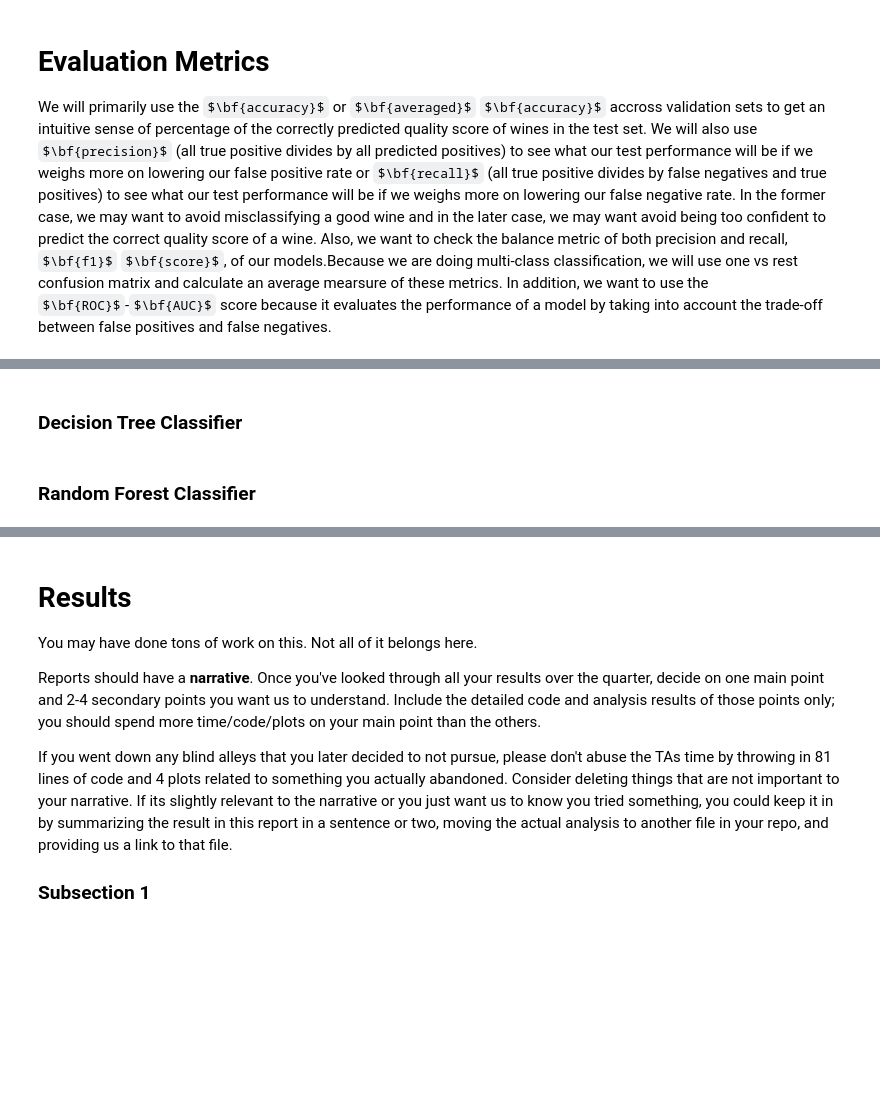
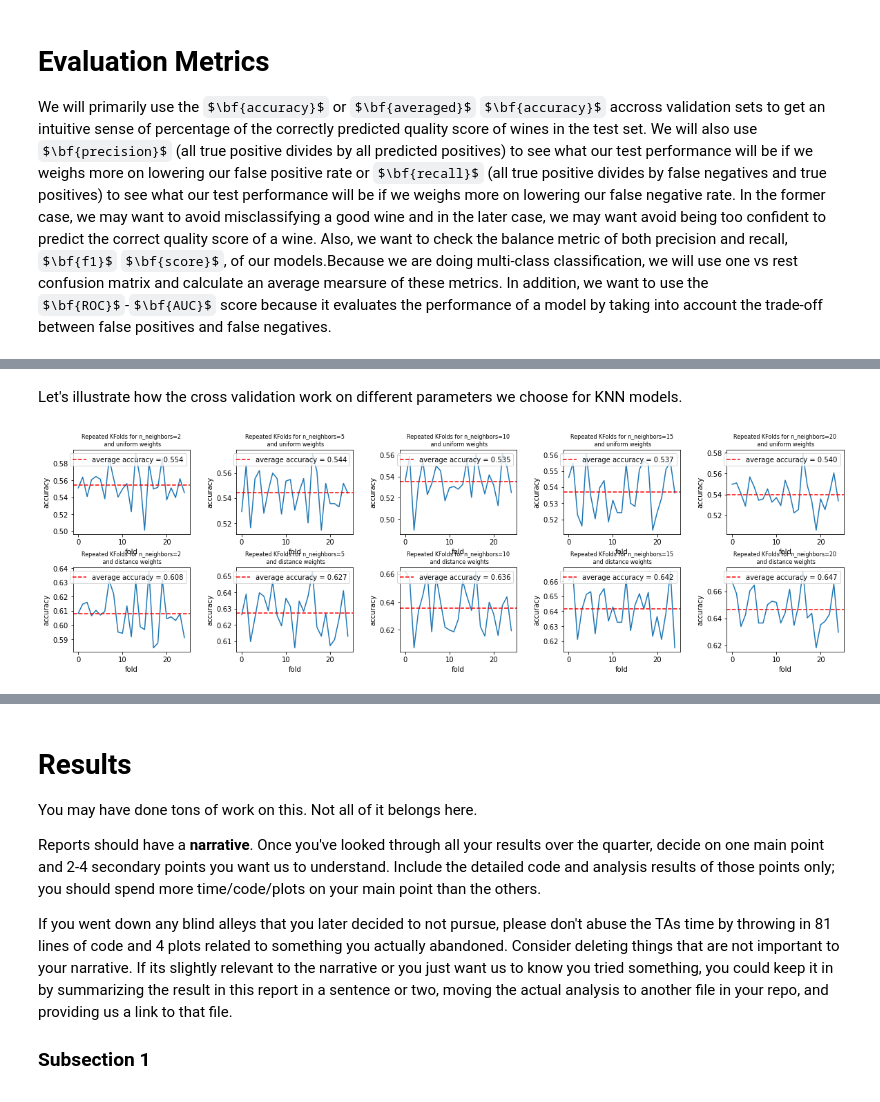
Before and after one commit to COGS118A/Group009-Wi23, a Jupyter notebook: FinalProjectGroup009-Wi23.ipynb, the cells around one changed output, grey strips where cells are left out. Cells and saved outputs as stored; diff of their text form; code cells hidden in the pictures; some formulas as TeX source; blank space fills up the shorter version.

```diff
--- a/FinalProjectGroup009-Wi23.ipynb
+++ b/FinalProjectGroup009-Wi23.ipynb
@@ -267,0 +273,16 @@ acc_knn = clf_knn.score(X_test, y_test)
+# %%
+# hyper-parameters to tune
+params = {'classifier__n_neighbors': [2, 5, 10, 15, 20],
+          'classifier__weights': ['uniform', 'distance']}
+# repeated k-fold cv (5*5)
+rkf = RepeatedKFold(n_splits=5, n_repeats=5, random_state=42)
+# basic KNN classifier
+knn = KNeighborsClassifier()
+# overal pipeline
+pipe = Pipeline([('preprocessor', preprocessor), ('classifier', knn)])
+# grid search
+clf_knn = GridSearchCV(estimator=pipe, cv=rkf, param_grid=params, verbose=0)
+# training and testing
+clf_knn.fit(X_train, y_train)
+y_pred_knn = clf_knn.predict(X_test)
+acc_knn = accuracy_score(y_pred_knn, y_test)
@@ -324,2 +296,0 @@ data_svc_[:5]
-# %% [markdown]
-### Decision Tree Classifier
@@ -346,2 +297,23 @@ print("Best model parameters: ", clf_dt.best_params_)
-# %% [markdown]
-### Random Forest Classifier
+# %% [markdown]
+Let's illustrate how the cross validation work on different parameters we choose for KNN models.
+# %%
+# plot the result
+acc_list = np.zeros((25,10))
+for i in range(25):
+    acc_list[i] = clf_knn.cv_results_[f'split{i}_test_score']
+fig, ax = plt.subplots(2, 5, figsize=(20, 6))
+fig.subplots_adjust(wspace=0.4, hspace=0.4, top=0.8)
+n_neighbors = [2, 5, 10, 15, 20]
+weights = ['uniform', 'distance']
+for i in range(5):
+    for j in range(2):
+        ax[j][i].plot(np.arange(25), acc_list[:, i*2+j])
+        mean = np.mean(acc_list[:, i*2+j])
+        ax[j][i].axhline(mean, color='red', ls='--', label=f'average accuracy = {mean:.3f}')
+        ax[j][i].set_title(f'Repeated KFolds for n_neighbors={n_neighbors[i]}\n and {weights[j]} weights', fontsize=8)
+        ax[j][i].set_xlabel('fold')
+        ax[j][i].set_ylabel('accuracy')
+        ax[j][i].legend(loc='upper right')
+plt.show()
+# %% [output]
+[figure, added]
```
Also changed, not shown: parts of 37 cells of this notebook.
